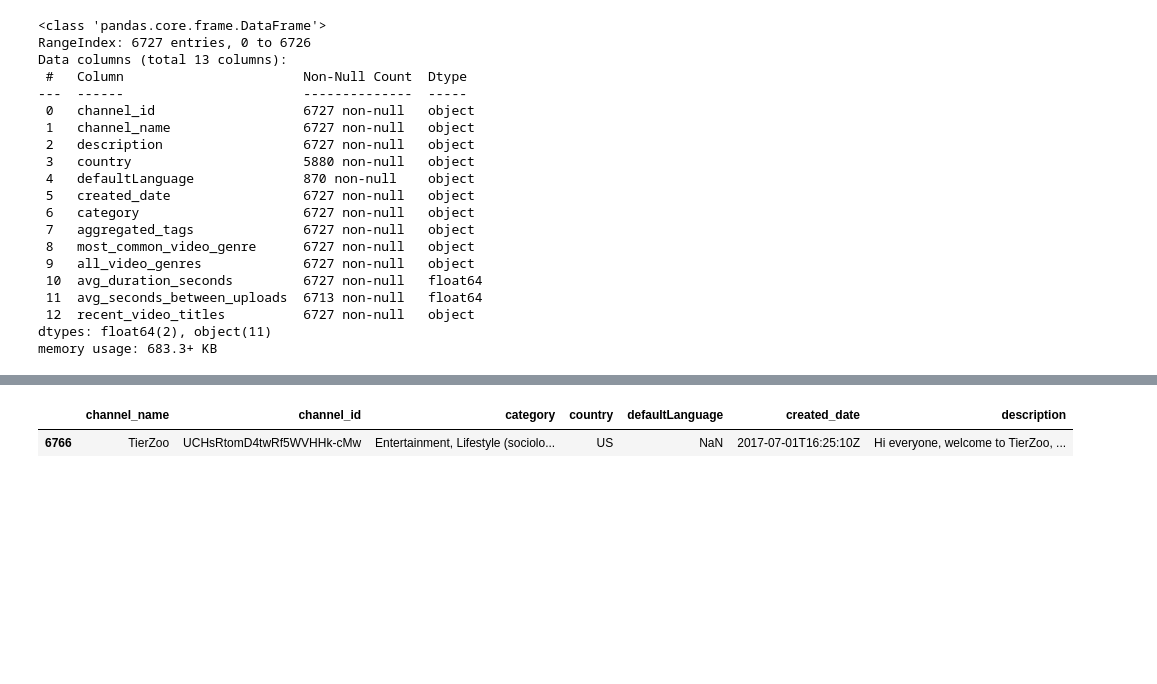
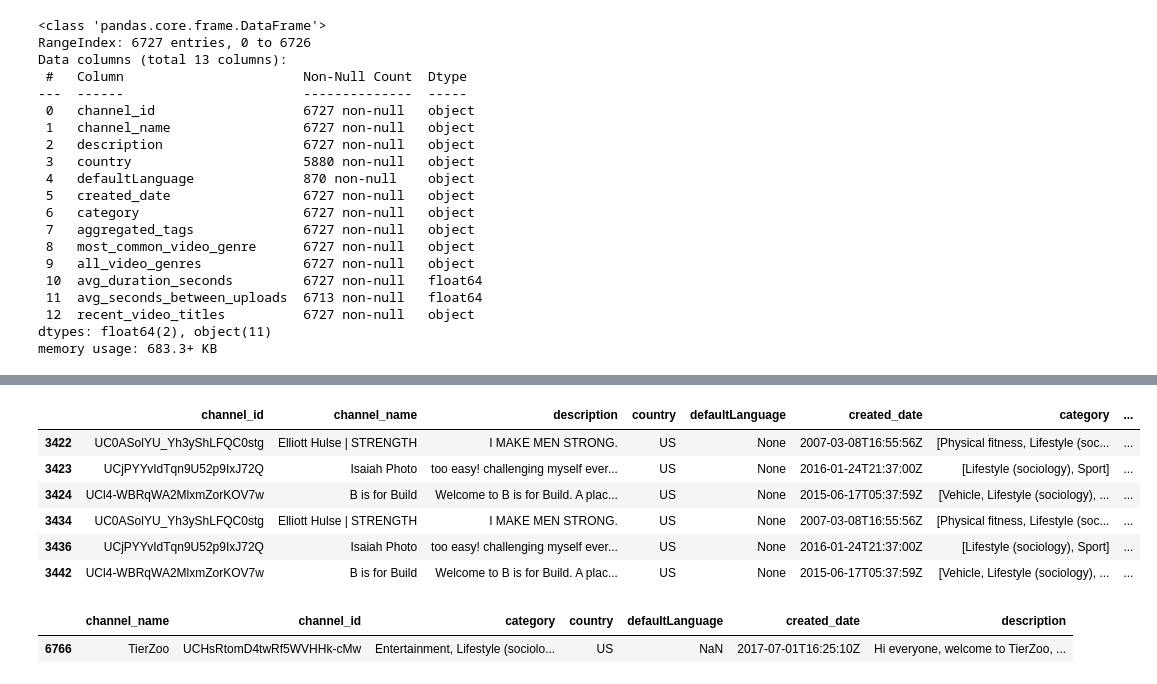
Before and after one commit to ricd99/ytrec, a Jupyter notebook: notebooks/yt_data.ipynb, the cells around one changed output, grey strips where cells are left out. Saved outputs shown, nothing was run; the diff lists cells and outputs as text; code cells hidden in the pictures; blank space fills up the shorter version.

Commit message:
checking for duplicates

```diff
--- a/notebooks/yt_data.ipynb
+++ b/notebooks/yt_data.ipynb
@@ -13,7 +13,7 @@ import glob
 # %%
 with open ("../performative.txt", "r") as f:
     lines = f.readlines()
-    API_KEY = lines[4].strip()
+    API_KEY = lines[2].strip()
 
 yt = build("youtube", "v3", developerKey=API_KEY)
 # %% [markdown]
@@ -307,6 +306,16 @@ new_df.tail()
 | 6724 | UCrTNhL_yO3tPTdQ5XgmmWjA | RedLetterMedia | Red Letter Media is responsible f... | US | None | 2007-09-29T16:58:47Z | [Humour, Television program, Ente... | ... |
 | 6725 | UCgrLKsyPcIYRA0sPwEK7p2w | VanDeGraph | I talk over maps | CA | None | 2016-05-13T15:19:25Z | [Knowledge] | ... |
 | 6726 | UCHsRtomD4twRf5WVHHk-cMw | TierZoo | Hi everyone, welcome to TierZoo, ... | US | None | 2017-07-01T16:25:10Z | [Entertainment, Lifestyle (sociol... | ... |
+# %%
+new_df[new_df["channel_id"].duplicated(keep=False)]
+# %% [output]
+|  | channel_id | channel_name | description | country | defaultLanguage | created_date | category | ... |
+| 3422 | UC0ASolYU_Yh3yShLFQC0stg | Elliott Hulse | STRENGTH | I MAKE MEN STRONG. | US | None | 2007-03-08T16:55:56Z | [Physical fitness, Lifestyle (soc... | ... |
+| 3423 | UCjPYYvIdTqn9U52p9IxJ72Q | Isaiah Photo | too easy! challenging myself ever... | US | None | 2016-01-24T21:37:00Z | [Lifestyle (sociology), Sport] | ... |
+| 3424 | UCl4-WBRqWA2MlxmZorKOV7w | B is for Build | Welcome to B is for Build. A plac... | US | None | 2015-06-17T05:37:59Z | [Vehicle, Lifestyle (sociology), ... | ... |
+| 3434 | UC0ASolYU_Yh3yShLFQC0stg | Elliott Hulse | STRENGTH | I MAKE MEN STRONG. | US | None | 2007-03-08T16:55:56Z | [Physical fitness, Lifestyle (soc... | ... |
+| 3436 | UCjPYYvIdTqn9U52p9IxJ72Q | Isaiah Photo | too easy! challenging myself ever... | US | None | 2016-01-24T21:37:00Z | [Lifestyle (sociology), Sport] | ... |
+| 3442 | UCl4-WBRqWA2MlxmZorKOV7w | B is for Build | Welcome to B is for Build. A plac... | US | None | 2015-06-17T05:37:59Z | [Vehicle, Lifestyle (sociology), ... | ... |
 # %%
 df_copy = df.copy()
 df_copy[df_copy["channel_name"] == "TierZoo"]
```
Also changed, not shown: parts of 2 cells of this notebook.
